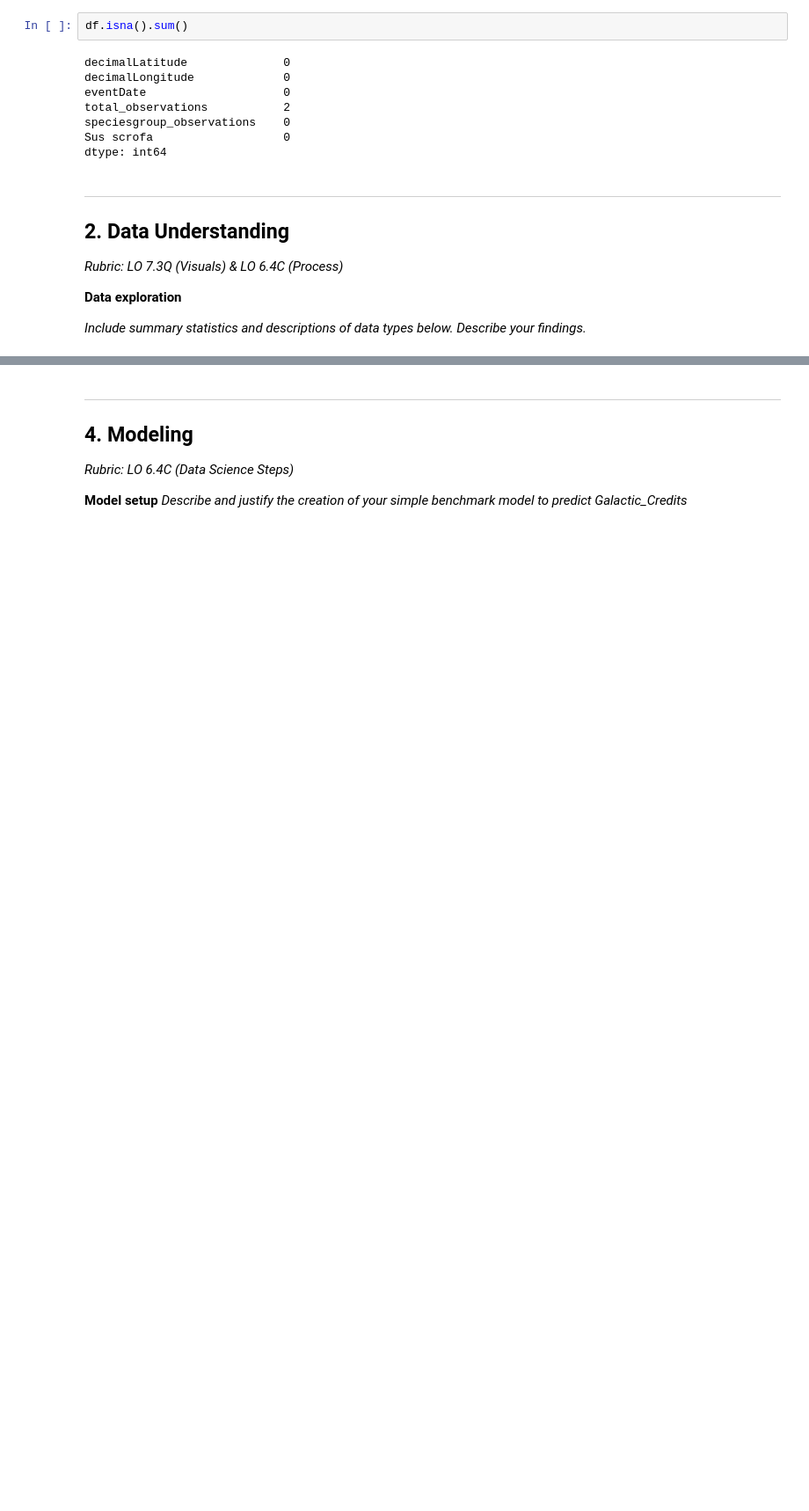
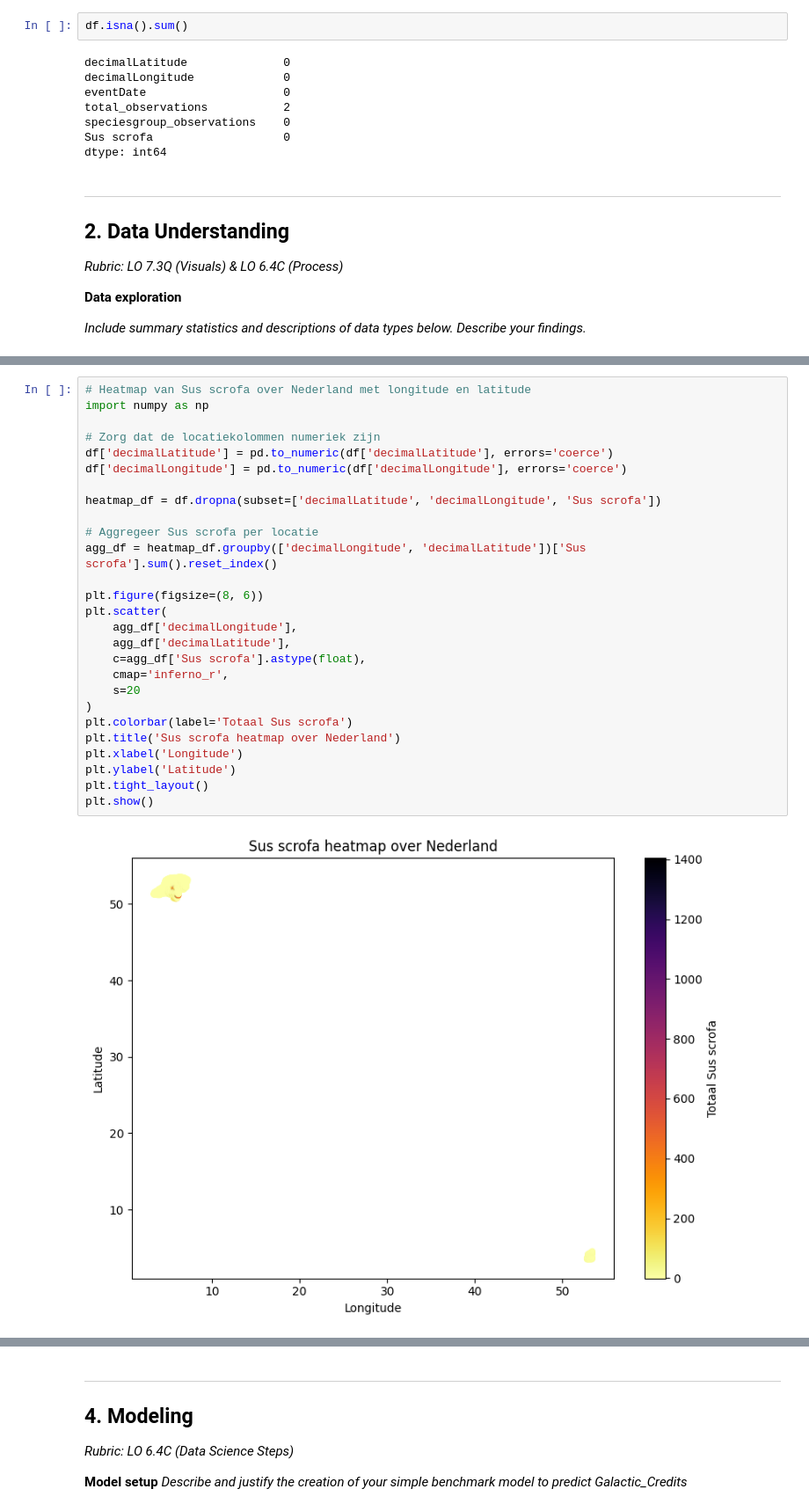
Before and after one commit to Jamie1111/Toeftoeftoeftoef, a Jupyter notebook: assignment_template_it1.ipynb, the cells around one changed output, grey strips where cells are left out. Shown at 88% size. Cells and saved outputs as stored; diff of their text form; blank space fills up the shorter version.

```diff
--- a/assignment_template_it1.ipynb
+++ b/assignment_template_it1.ipynb
@@ -171 +209,30 @@ dtype: object
+# %%
+# Heatmap van Sus scrofa over Nederland met longitude en latitude
+import numpy as np
+
+# Zorg dat de locatiekolommen numeriek zijn
+df['decimalLatitude'] = pd.to_numeric(df['decimalLatitude'], errors='coerce')
+df['decimalLongitude'] = pd.to_numeric(df['decimalLongitude'], errors='coerce')
+
+heatmap_df = df.dropna(subset=['decimalLatitude', 'decimalLongitude', 'Sus scrofa'])
+
+# Aggregeer Sus scrofa per locatie
+agg_df = heatmap_df.groupby(['decimalLongitude', 'decimalLatitude'])['Sus scrofa'].sum().reset_index()
+
+plt.figure(figsize=(8, 6))
+plt.scatter(
+    agg_df['decimalLongitude'],
+    agg_df['decimalLatitude'],
+    c=agg_df['Sus scrofa'].astype(float),
+    cmap='inferno_r',
+    s=20
+)
+plt.colorbar(label='Totaal Sus scrofa')
+plt.title('Sus scrofa heatmap over Nederland')
+plt.xlabel('Longitude')
+plt.ylabel('Latitude')
+plt.tight_layout()
+plt.show()
+# %% [output]
+[figure, added]
 # %%
```
Also changed, not shown: parts of 8 cells of this notebook, 1 other file.
